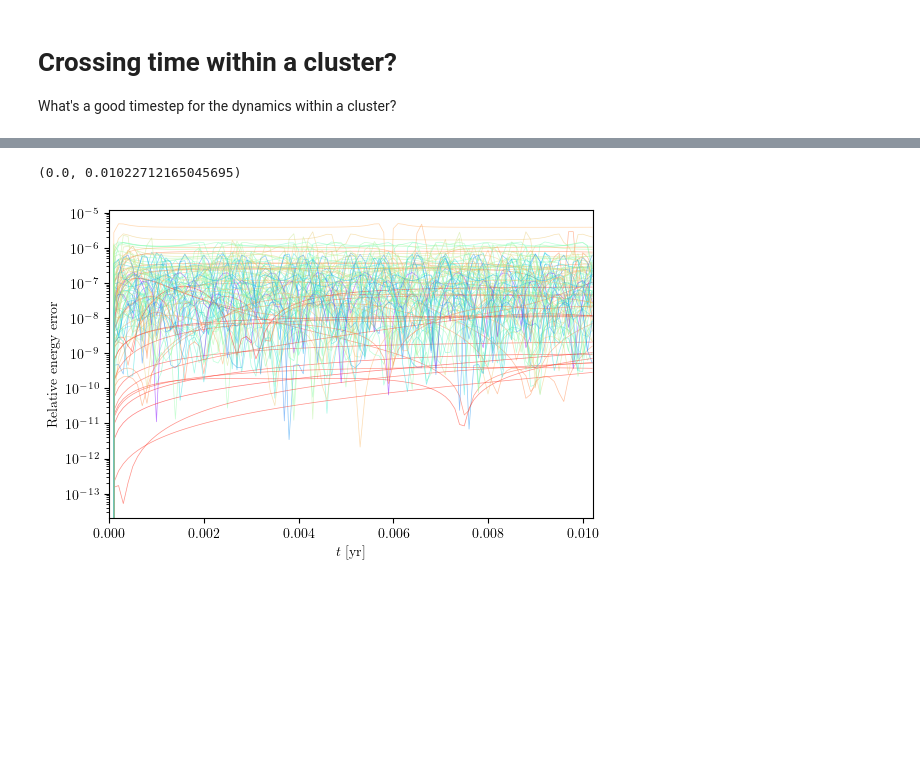
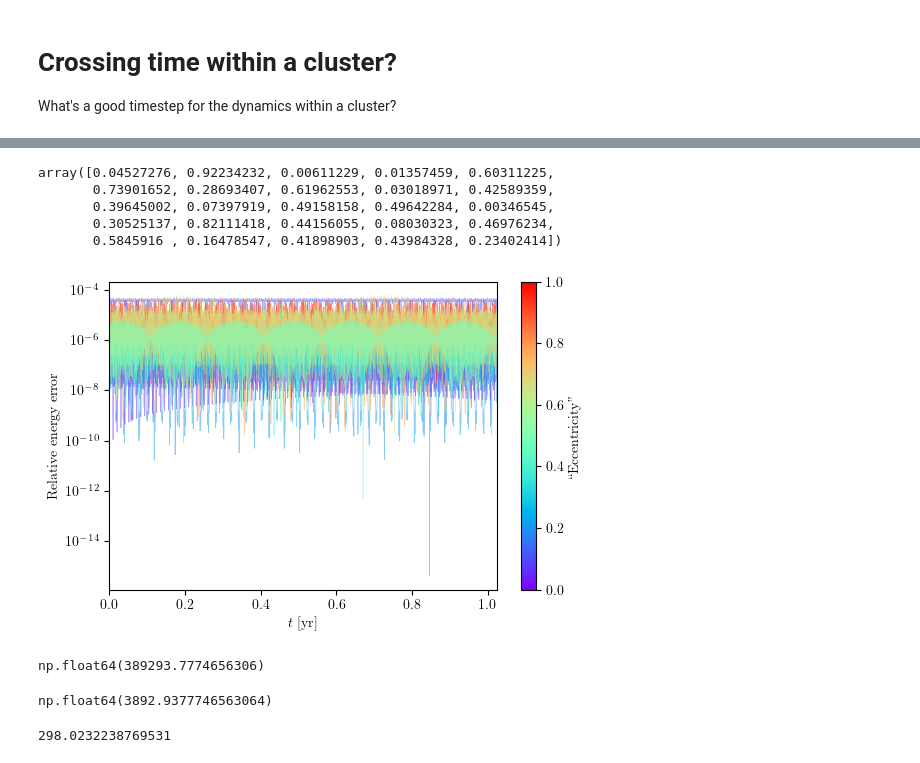
Before and after one commit to salvatore-ferrone/phd-thesis-ferrone, a Jupyter notebook: demos/numericalError/starParticles.ipynb, the cells around one changed output, grey strips where cells are left out. Drawn from its saved outputs; the diff is of its cells as text; code cells hidden in the pictures; blank space fills up the shorter version.

```diff
--- a/demos/numericalError/starParticles.ipynb
+++ b/demos/numericalError/starParticles.ipynb
@@ -31,7 +31,7 @@ nbins = int(np.ceil(len(GCdata)))
 binednges = 10**np.linspace(np.log10(tdyn.min().value), np.log10(tcrossGCs.max().value), nbins+1)
 # %%
 indexes = [tdyn.argmin(), np.argmin(np.abs(tdyn-np.median(tdyn))), tdyn.argmax()]
-NP = 1000
+NP = 10000
 labels = [r"$\mathrm{Most~dense}$", r"$\mathrm{Median}$", r"$\mathrm{Least~dense}$"]
 index = indexes[0]
 xp,yp,zp,vxp,vyp,vzp=tstrippy.ergodic.isotropicplummer(G.value,GCdata['Mass'][index].value,GCdata['rh_m'][index].value, NP)
@@ -60,14 +60,18 @@ axis[0].set_ylim(0, ylims[1])
 axis[0].legend(fontsize="medium", loc='best')
 
 colors = ['tab:orange', 'tab:purple', 'tab:brown']
+bin_ceneters = 0.5*(bins[1:] + bins[:-1])
 for i in range(len(indexes)):
     index = indexes[i]
     xp,yp,zp,vxp,vyp,vzp=tstrippy.ergodic.isotropicplummer(G.value,GCdata['Mass'][index].value,GCdata['rh_m'][index].value, NP)
     rp,vp = np.sqrt(xp**2 + yp**2 + zp**2), np.sqrt(vxp**2 + vyp**2 + vzp**2)
     tcrossP = rp/vp
     tcrossP = (tcrossP*u.Unit(tstrippy.Parsers.unitbasis['time'])).to(u.yr)
-    axis[1].hist(tcrossP.value, bins=bins, histtype='step', lw=2, label=labels[i],color=colors[i])
-    axis[1].vlines(tdyn[index].value, 0, NP/15, color=colors[i], linestyle='--', lw=1, )
+    counts,_,_=axis[1].hist(tcrossP.value, bins=bins, histtype='step', lw=2, label=labels[i],color=colors[i])
+    # find the counts at the median tdyn
+    myindex = np.argmin(np.abs(bin_ceneters - tdyn[index].value))
+    axis[1].vlines(tdyn[index].value, 0, counts[myindex], color=colors[i], linestyle='--', lw=1, )
+    print(np.median(tcrossP).value/tdyn[index].value)
 
 axis[1].set_xlim(tmin.value, tmax.value)
 axis[1].legend(fontsize="medium", loc='best')
@@ -81,15 +88,14 @@ fig.savefig("../../images/GCsystemCharacteristicTimes.png", bbox_inches='tight',
 # Crossing time within a cluster?
 What's a good timestep for the dynamics within a cluster?
 # %%
-index = indexes[1]
-NP = 100
+factor = 1/100
+index = indexes[-1]
+NP = 1000
 xp,yp,zp,vxp,vyp,vzp=tstrippy.ergodic.isotropicplummer(G.value,GCdata['Mass'][index].value,GCdata['rh_m'][index].value, NP)
 rp,vp = np.sqrt(xp**2 + yp**2 + zp**2), np.sqrt(vxp**2 + vyp**2 + vzp**2)
 tcrossP = rp/vp
-dt=np.median(tcrossP)/1000
-print(dt*1e9,"median")
-print(tdyn[index]/1000, "cluster")
-print(dt)
-dt = 10**3 * 10**-9
-print(dt)
+dt=factor*np.median(tcrossP)
+print(dt*1e9,"years median")
+print(factor*tdyn[index], "cluster")
+# dt = 10**3 * 10**-9
 # %% [output]
@@ -101,11 +105,10 @@ print(dt)
 plummerRadius = tstrippy.ergodic.convertHalfMassRadiusToPlummerRadius(GCdata['rh_m'][index].value)
 Mass = GCdata['Mass'][index].value
 
-integrationtime = .01*u.Gyr
+integrationtime = 1*u.Gyr
 integrationtime=integrationtime.to(tstrippy.Parsers.unitbasis['time']).value
 NSTEPS = int(integrationtime/dt)
 currentime = 0
-
 
 staticgalaxy = ["plummer", [G.value, Mass, plummerRadius]]
 initialkinetmatics = [xp, yp, zp, vxp, vyp, vzp]
@@ -154,12 +204,55 @@ colors = cmap(norm(E[:,0]))
+# %%
+# color based on how eccentric the orbit is
+rp = np.sqrt(xp**2 + yp**2 + zp**2)
+v = np.sqrt(vxp**2 + vyp**2 + vzp**2)
+v_r = (xp*vxp + yp*vyp + zp*vzp) / rp
+ecc_quick = (abs(v_r) / v)**2
+ecc_quick
+# %% [output]
+array([0.04527276, 0.92234232, 0.00611229, 0.01357459, 0.60311225,
+       0.73901652, 0.28693407, 0.61962553, 0.03018971, 0.42589359,
+       0.39645002, 0.07397919, 0.49158158, 0.49642284, 0.00346545,
+       0.30525137, 0.82111418, 0.44156055, 0.08030323, 0.46976234,
+       0.5845916 , 0.16478547, 0.41898903, 0.43984328, 0.23402414])
 # %%
+vmin = E0.min()
+vmax = E0.max()
+norm = mpl.colors.Normalize(vmin=vmin, vmax=vmax)
+cmap = plt.cm.rainbow
+colors = cmap(norm(E[:,0]))
+# color based on how eccentric the orbit is
+rp = np.sqrt(xp**2 + yp**2 + zp**2)
+v = np.sqrt(vxp**2 + vyp**2 + vzp**2)
+v_r = (xp*vxp + yp*vyp + zp*vzp) / rp
+ecc_quick = abs(v_r) / v
+norm = mpl.colors.Normalize(vmin=0, vmax=1)
+colors = cmap(ecc_quick)
 NSKIP = 100
 fig,axis = plt.subplots(1, 1, figsize=(8.25-2, 4))
 for i in range(NP):
     axis.plot(timestemps[::NSKIP], errE[i,::NSKIP], lw=0.5, alpha=0.5,color=colors[i])
 axis.set_yscale("log")
 axis.set_xlabel(r'$t~[\mathrm{yr}]$', fontsize="medium")
 axis.set_ylabel(r'$\mathrm{Relative~energy~error}$', fontsize="medium")
 axis.set_xlim(0, integrationtime)
+cbar = plt.colorbar(mpl.cm.ScalarMappable(norm=norm, cmap=cmap), ax=axis)
+cbar.set_label(r'$``\mathrm{Eccentricity}"$', fontsize="medium")
 # %% [output]
-(0.0, 0.01022712165045695)
-[figure, old version]
+[figure, new version]
+# %%
+np.median(tdyn).value
+# %% [output]
+np.float64(389293.7774656306)
+# %%
+np.median(tdyn).value *factor
+# %% [output]
+np.float64(3892.9377746563064)
+# %%
+
+factor = 1/100
+kapprox = np.log2(5e9 / np.min(tdyn).value /factor) + 1
+kUp = np.ceil(kapprox)
+NSTEP = int(2**(kUp-1))
+5e9/NSTEP
+# %% [output]
+298.0232238769531
```
Also changed, not shown: parts of 17 cells of this notebook, 1 other file.
